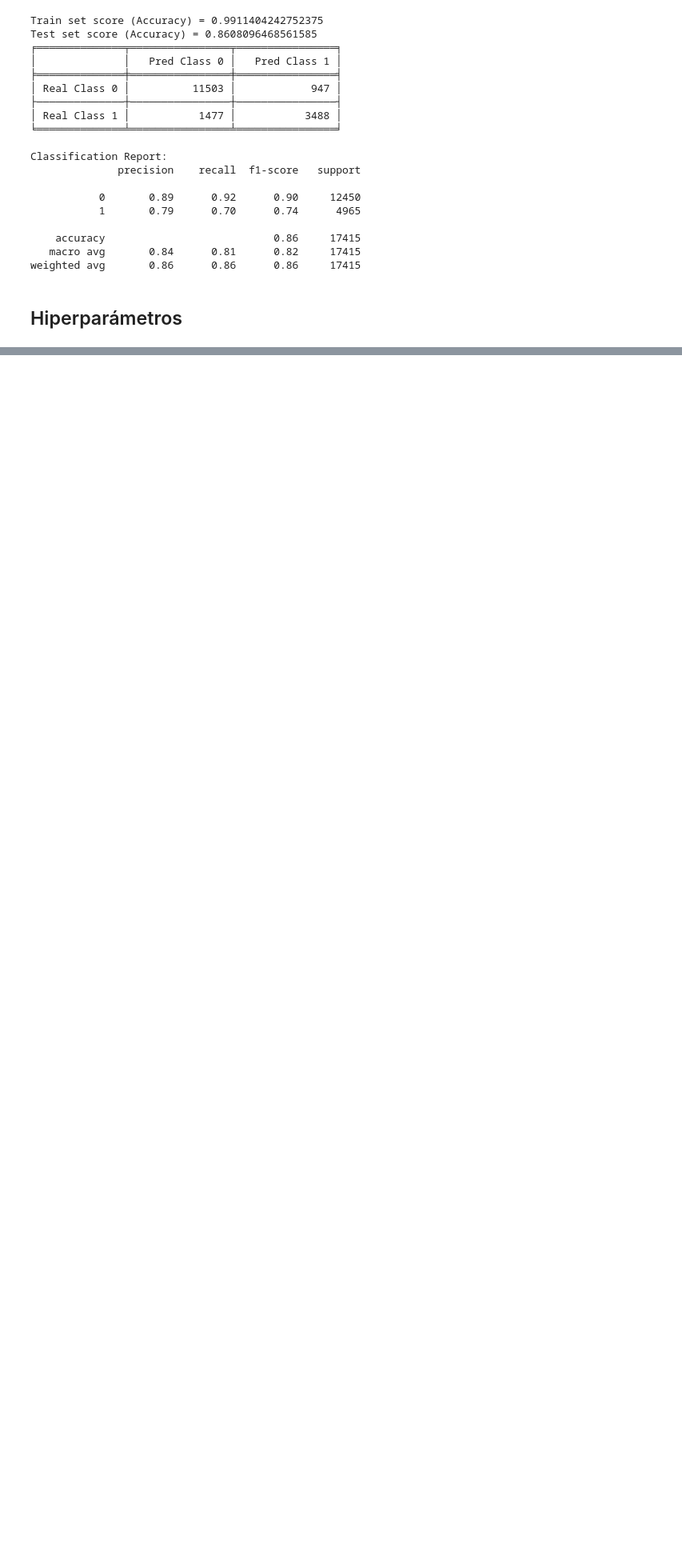
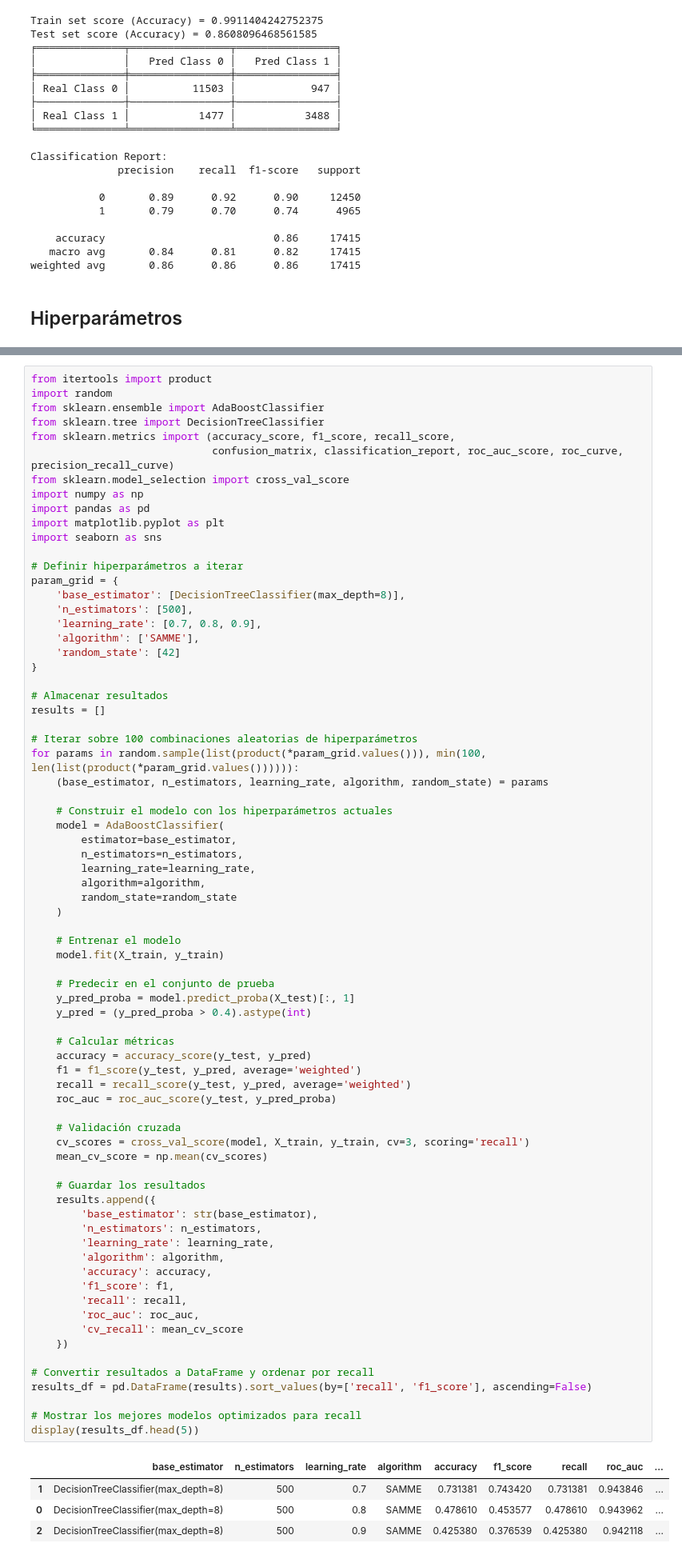
Before and after one commit to Jacobo24/Proyectos_IA, a Jupyter notebook: IA_PROPENSITY_TRAIN.ipynb, the cells around one changed output, grey strips where cells are left out. Shown at 80% size. Drawn from its saved outputs; the diff is of its cells as text; blank space fills up the shorter version.

```diff
--- a/IA_PROPENSITY_TRAIN.ipynb
+++ b/IA_PROPENSITY_TRAIN.ipynb
@@ -930,0 +1103,78 @@ KeyboardInterrupt:
+# %%
+from itertools import product
+import random
+from sklearn.ensemble import AdaBoostClassifier
+from sklearn.tree import DecisionTreeClassifier
+from sklearn.metrics import (accuracy_score, f1_score, recall_score,
+                             confusion_matrix, classification_report, roc_auc_score, roc_curve, precision_recall_curve)
+from sklearn.model_selection import cross_val_score
+import numpy as np
+import pandas as pd
+import matplotlib.pyplot as plt
+import seaborn as sns
+
+# Definir hiperparámetros a iterar
+param_grid = {
+    'base_estimator': [DecisionTreeClassifier(max_depth=8)],
+    'n_estimators': [500],
+    'learning_rate': [0.7, 0.8, 0.9],
+    'algorithm': ['SAMME'],
+    'random_state': [42]
+}
+
+# Almacenar resultados
+results = []
+
+# Iterar sobre 100 combinaciones aleatorias de hiperparámetros
+for params in random.sample(list(product(*param_grid.values())), min(100, len(list(product(*param_grid.values()))))):
+    (base_estimator, n_estimators, learning_rate, algorithm, random_state) = params
+
+    # Construir el modelo con los hiperparámetros actuales
+    model = AdaBoostClassifier(
+        estimator=base_estimator,
+        n_estimators=n_estimators,
+        learning_rate=learning_rate,
+        algorithm=algorithm,
+        random_state=random_state
+    )
+
+    # Entrenar el modelo
+    model.fit(X_train, y_train)
+
+    # Predecir en el conjunto de prueba
+    y_pred_proba = model.predict_proba(X_test)[:, 1]
+    y_pred = (y_pred_proba > 0.4).astype(int)
+
+    # Calcular métricas
+    accuracy = accuracy_score(y_test, y_pred)
+    f1 = f1_score(y_test, y_pred, average='weighted')
+    recall = recall_score(y_test, y_pred, average='weighted')
+    roc_auc = roc_auc_score(y_test, y_pred_proba)
+
+    # Validación cruzada
+    cv_scores = cross_val_score(model, X_train, y_train, cv=3, scoring='recall')
+    mean_cv_score = np.mean(cv_scores)
+
+    # Guardar los resultados
+    results.append({
+        'base_estimator': str(base_estimator),
+        'n_estimators': n_estimators,
+        'learning_rate': learning_rate,
+        'algorithm': algorithm,
+        'accuracy': accuracy,
+        'f1_score': f1,
+        'recall': recall,
+        'roc_auc': roc_auc,
+        'cv_recall': mean_cv_score
+    })
+
+# Convertir resultados a DataFrame y ordenar por recall
+results_df = pd.DataFrame(results).sort_values(by=['recall', 'f1_score'], ascending=False)
+
+# Mostrar los mejores modelos optimizados para recall
+display(results_df.head(5))
+# %% [output]
+|  | base_estimator | n_estimators | learning_rate | algorithm | accuracy | f1_score | recall | roc_auc | ... |
+| 1 | DecisionTreeClassifier(max_depth=8) | 500 | 0.7 | SAMME | 0.731381 | 0.743420 | 0.731381 | 0.943846 | ... |
+| 0 | DecisionTreeClassifier(max_depth=8) | 500 | 0.8 | SAMME | 0.478610 | 0.453577 | 0.478610 | 0.943962 | ... |
+| 2 | DecisionTreeClassifier(max_depth=8) | 500 | 0.9 | SAMME | 0.425380 | 0.376539 | 0.425380 | 0.942118 | ... |
```
Also changed, not shown: parts of 10 cells of this notebook.
